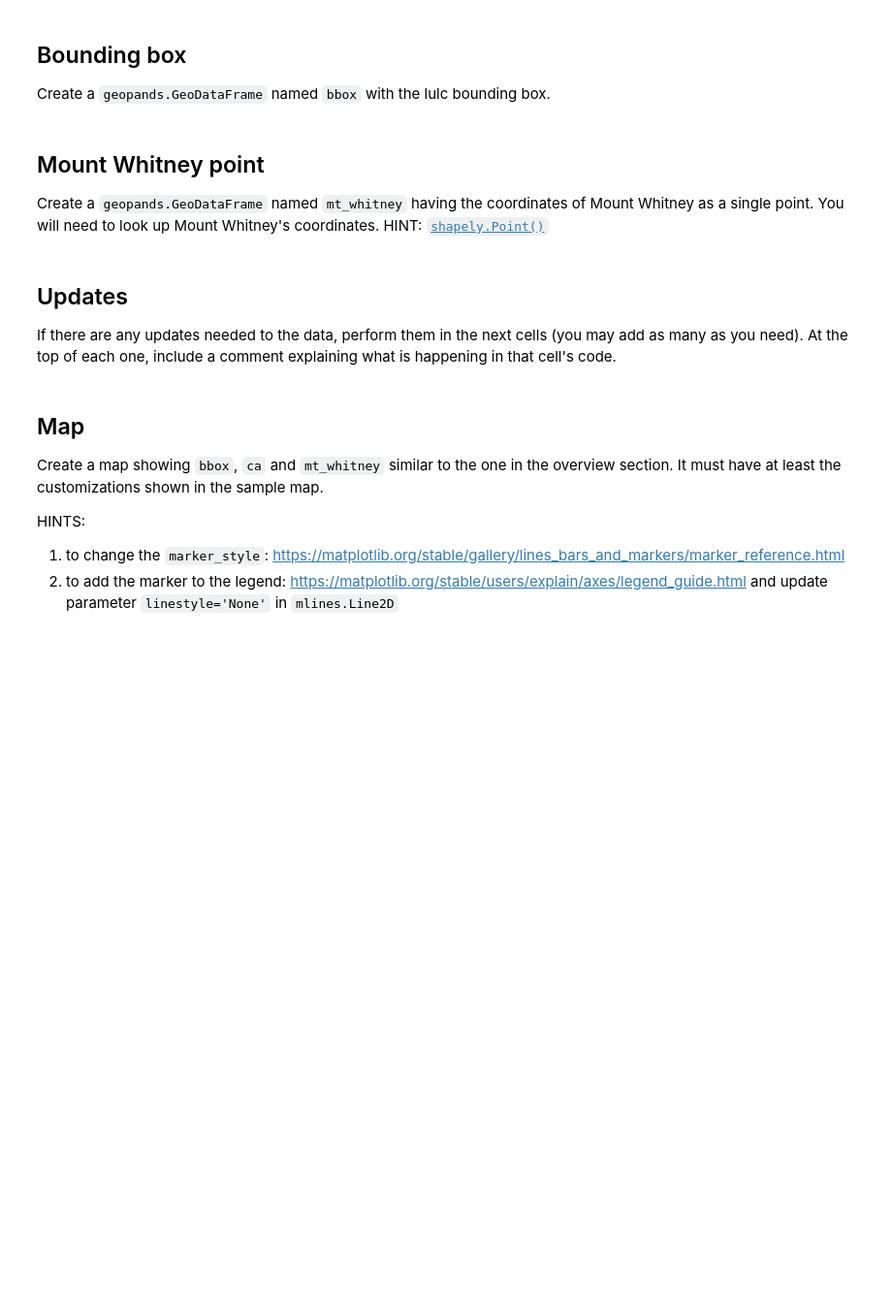
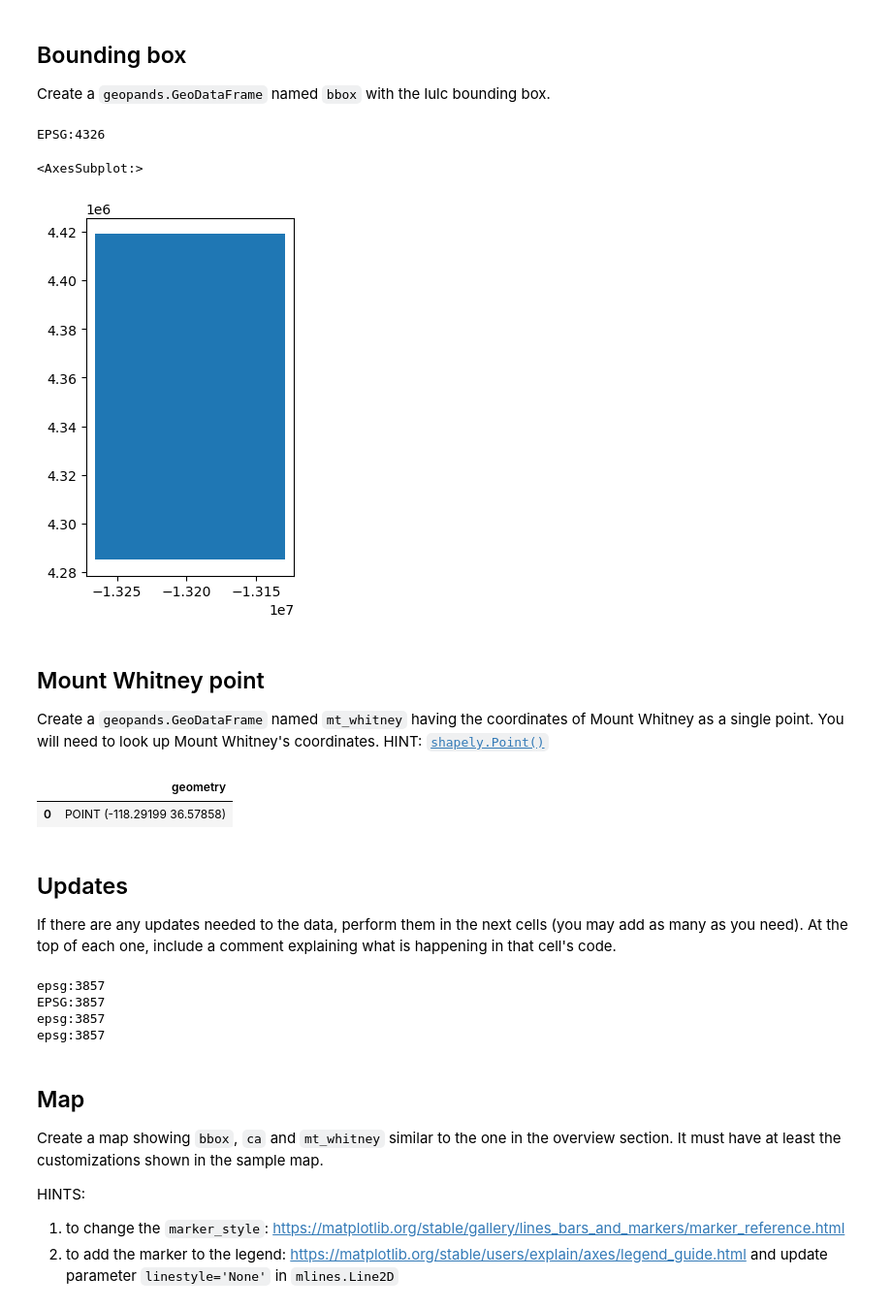
Before and after one commit to maxwellpatt/eds220-hwk-4, a Jupyter notebook: hwk4-task1-whitney-map.ipynb, the cells around one changed output. Shown at 97% size. Cells and saved outputs as stored; diff of their text form; code cells hidden in the pictures; blank space fills up the shorter version.

```diff
--- a/hwk4-task1-whitney-map.ipynb
+++ b/hwk4-task1-whitney-map.ipynb
@@ -77,18 +116,60 @@ RasterioIOError: Read or write failed. /Users/maxwellpatterson/eds220-hwk-4/data
 ## Bounding box
 Create a `geopands.GeoDataFrame` named `bbox` with the lulc bounding box.
 # %%
-# your code here
+# Extract the bounding box coordinates
+xmin, ymin, xmax, ymax = lulc.x.min().item(), lulc.y.min().item(), lulc.x.max().item(), lulc.y.max().item()
+
+bbox_polygon = box(xmin, ymin, xmax, ymax)
+
+bbox_gdf = gpd.GeoDataFrame({'geometry': [bbox_polygon]}, crs='EPSG:4326')
+
+# Renaming the GeoDataFrame to 'bbox'
+bbox = bbox_gdf
+
+bbox.plot()
+# %% [output]
+EPSG:4326
+<AxesSubplot:>
+[figure, added]
 # %% [markdown]
 ## Mount Whitney point
 Create a `geopands.GeoDataFrame` named `mt_whitney` having the coordinates of Mount Whitney as a single point. You will need to look up Mount Whitney's coordinates. HINT: [`shapely.Point()`](https://shapely.readthedocs.io/en/stable/reference/shapely.Point.html)
 # %%
-# your code here
+# Mount Whitney's coordinates (latitude and longitude)
+mt_whitney_coords = (-118.291994, 36.578581)
+
+# Create a Point geometry
+mt_whitney_point = Point(mt_whitney_coords)
+
+# Create a GeoDataFrame with the point
+mt_whitney = gpd.GeoDataFrame([{'geometry': mt_whitney_point}], columns=['geometry'], crs="EPSG:4326")
+
+mt_whitney.head()
+# %% [output]
+|  | geometry |
+| 0 | POINT (-118.29199 36.57858) |
 # %% [markdown]
 ## Updates
 If there are any updates needed to the data, perform them in the next cells (you may add as many as you need).
 At the top of each one, include a comment explaining what is happening in that cell's code.
 # %%
-# your code here
+# reproject data
+ca = ca.to_crs(epsg=3857)
+print(ca.crs)
+
+lulc = lulc.rio.reproject('epsg:3857')
+print(lulc.rio.crs)
+
+mt_whitney = mt_whitney.to_crs(ca.crs)
+print(mt_whitney.crs)
+
+bbox = bbox.to_crs(ca.crs)
+print(bbox.crs)
+# %% [output]
+epsg:3857
+EPSG:3857
+epsg:3857
+epsg:3857
 # %% [markdown]
 ## Map
 
```
Also changed, not shown: parts of 7 cells of this notebook, 1 other file.
